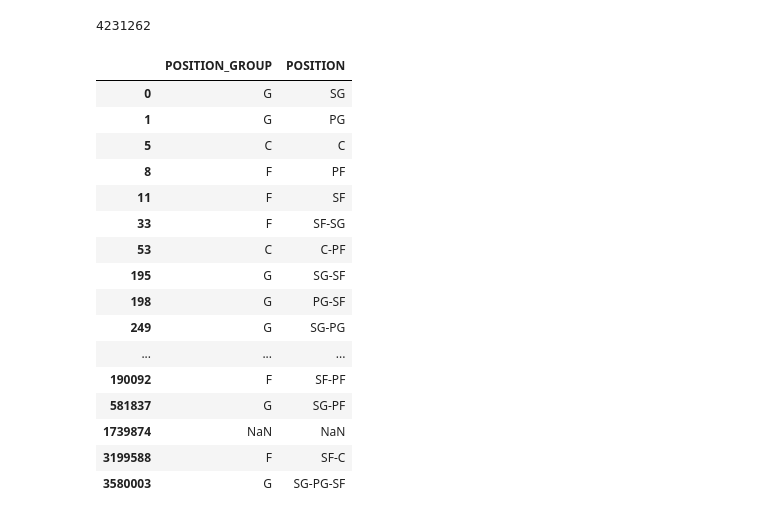
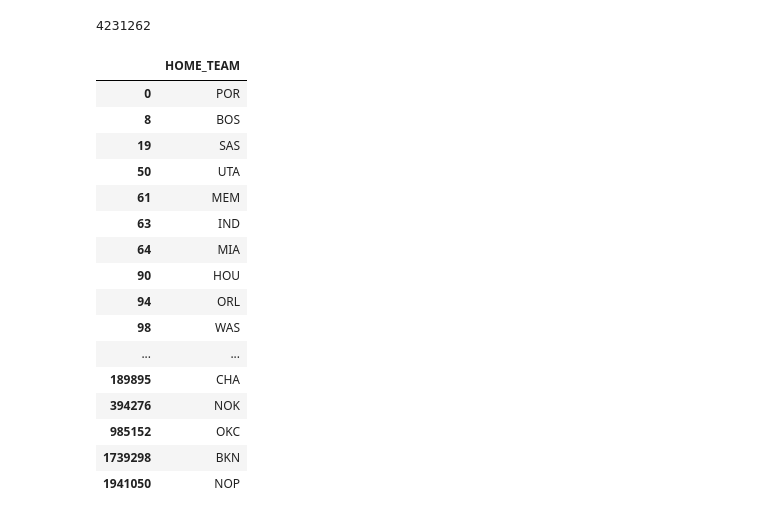
Before and after one commit to lukamircetic/nba-shots, a Jupyter notebook: data-pipeline/Ingest.ipynb, the cells around one changed output. Cells and saved outputs as stored; diff of their text form; code cells hidden in the pictures.

```diff
--- a/data-pipeline/Ingest.ipynb
+++ b/data-pipeline/Ingest.ipynb
@@ -77,28 +77,30 @@ len(combined_df)
 # %% [output]
 4231262
 # %%
-unique_players = combined_df[['PLAYER_ID', 'PLAYER_NAME']].drop_duplicates()
+unique_players = combined_df[['PLAYER_ID']].drop_duplicates()
+unique_players_2 = combined_df[['PLAYER_ID', 'PLAYER_NAME']].drop_duplicates()
 unique_teams = combined_df[['TEAM_ID', 'TEAM_NAME']].drop_duplicates()
 unique_seasons = combined_df[['SEASON_1', 'SEASON_2']].drop_duplicates().reset_index()
 unique_games = combined_df[['GAME_ID', 'GAME_DATE', 'HOME_TEAM', 'AWAY_TEAM', 'SEASON_1', 'SEASON_2']].drop_duplicates()
 unique_zones = combined_df[['BASIC_ZONE', 'ZONE_NAME', 'ZONE_ABB', 'ZONE_RANGE']].drop_duplicates()
 unique_pos = combined_df[['POSITION_GROUP', 'POSITION']].drop_duplicates()
-unique_pos
+unique_team_abbrev = combined_df[['HOME_TEAM']].drop_duplicates()
+unique_team_abbrev
 # %% [output]
-|  | POSITION_GROUP | POSITION |
-| 0 | G | SG |
-| 1 | G | PG |
-| 5 | C | C |
-| 8 | F | PF |
-| 11 | F | SF |
-| 33 | F | SF-SG |
-| 53 | C | C-PF |
-| 195 | G | SG-SF |
-| 198 | G | PG-SF |
-| 249 | G | SG-PG |
-| ... | ... | ... |
-| 190092 | F | SF-PF |
-| 581837 | G | SG-PF |
-| 1739874 | NaN | NaN |
-| 3199588 | F | SF-C |
-| 3580003 | G | SG-PG-SF |
+|  | HOME_TEAM |
+| 0 | POR |
+| 8 | BOS |
+| 19 | SAS |
+| 50 | UTA |
+| 61 | MEM |
+| 63 | IND |
+| 64 | MIA |
+| 90 | HOU |
+| 94 | ORL |
+| 98 | WAS |
+| ... | ... |
+| 189895 | CHA |
+| 394276 | NOK |
+| 985152 | OKC |
+| 1739298 | BKN |
+| 1941050 | NOP |
```
Also changed, not shown: parts of 17 cells of this notebook, 4 other files.
